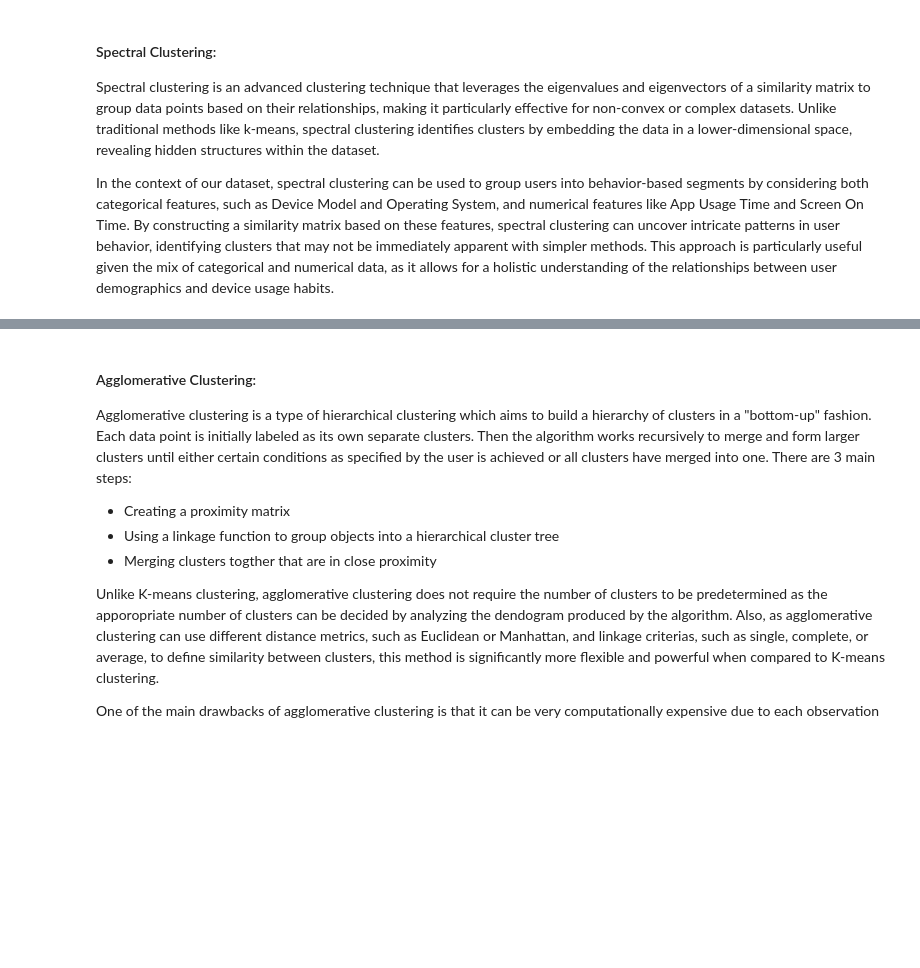
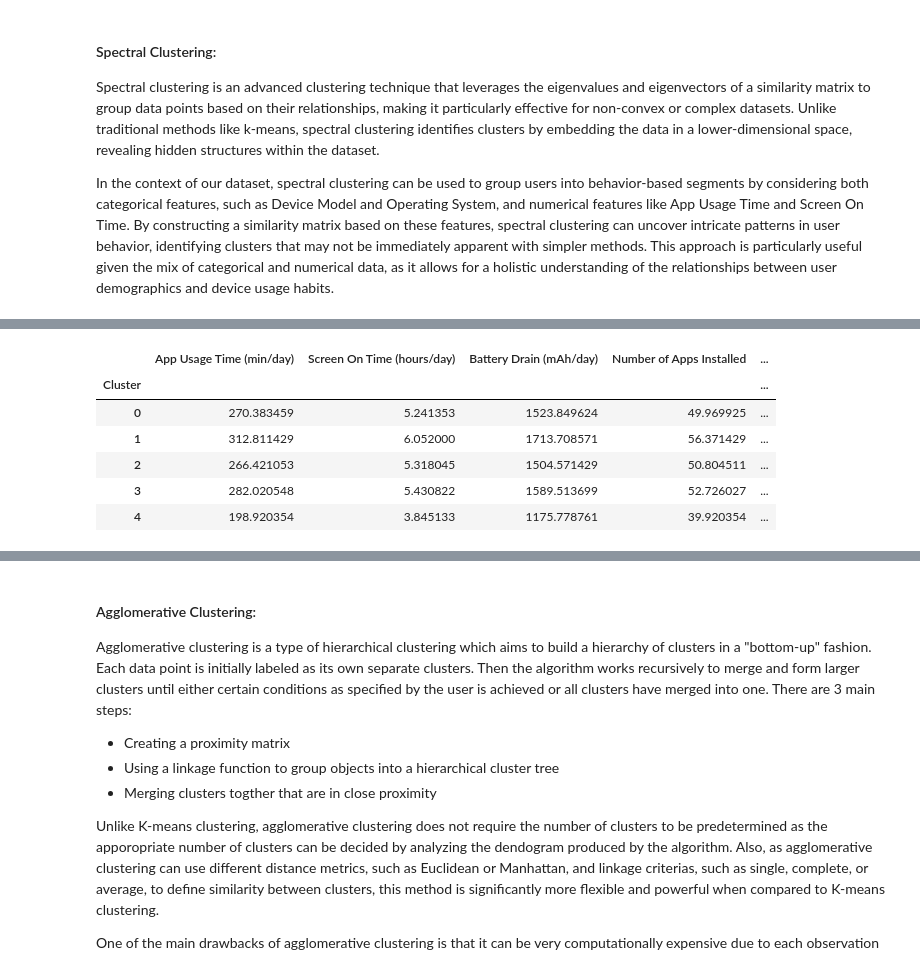
Before and after one commit to Capstone-24-25/Vignette-Clustering-Methods, a Jupyter notebook: results/primary-vignette.ipynb, the cells around one changed output, grey strips where cells are left out. Saved outputs shown, nothing was run; the diff lists cells and outputs as text; code cells hidden in the pictures; blank space fills up the shorter version.

```diff
--- a/results/primary-vignette.ipynb
+++ b/results/primary-vignette.ipynb
@@ -104,0 +127,11 @@ In the context of our dataset, spectral clustering can be used to group users in
+# %%
+# mean of each feature group by cluster
+df_with_clusters.groupby('Cluster').mean()
+# %% [output]
+|  | App Usage Time (min/day) | Screen On Time (hours/day) | Battery Drain (mAh/day) | Number of Apps Installed | ... |
+| Cluster |  |  |  |  | ... |
+| 0 | 270.383459 | 5.241353 | 1523.849624 | 49.969925 | ... |
+| 1 | 312.811429 | 6.052000 | 1713.708571 | 56.371429 | ... |
+| 2 | 266.421053 | 5.318045 | 1504.571429 | 50.804511 | ... |
+| 3 | 282.020548 | 5.430822 | 1589.513699 | 52.726027 | ... |
+| 4 | 198.920354 | 3.845133 | 1175.778761 | 39.920354 | ... |
```
Also changed, not shown: parts of 3 cells of this notebook.
